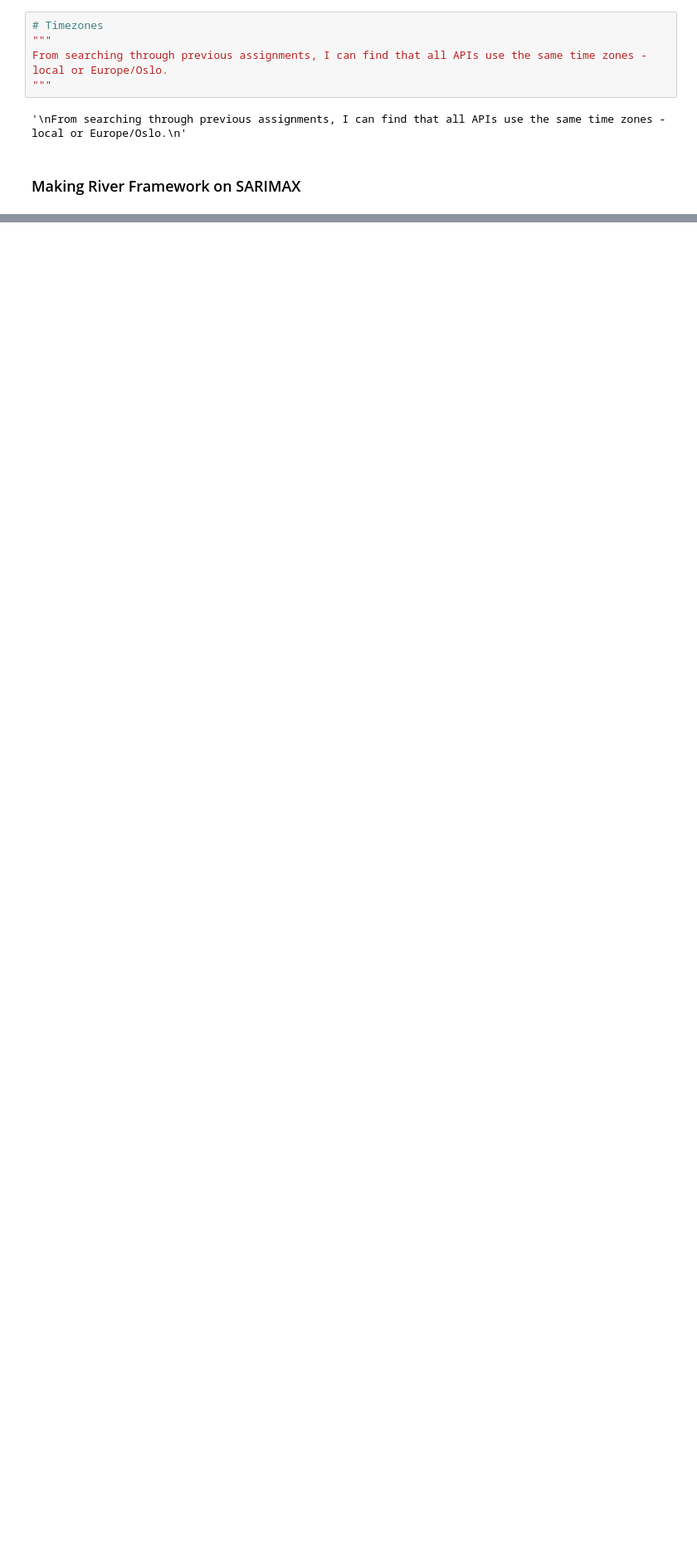
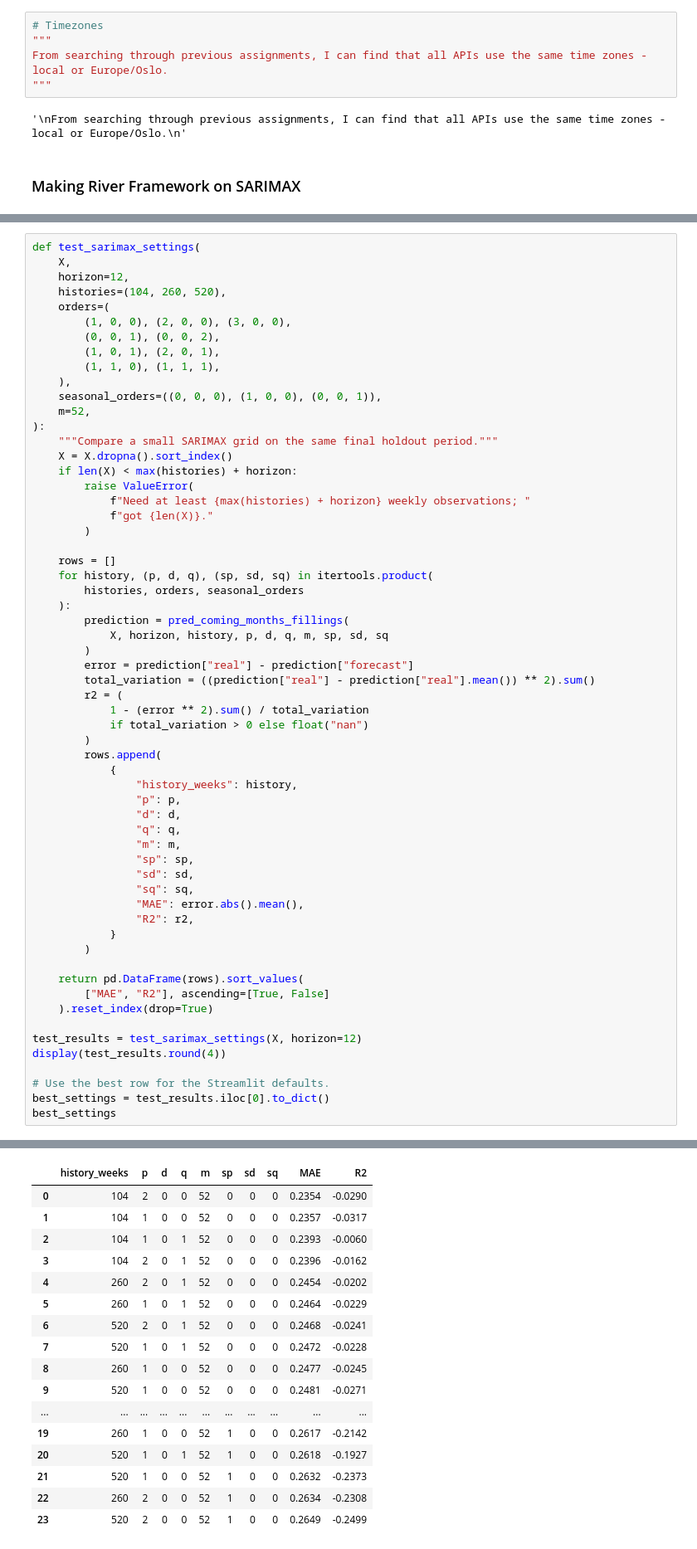
Before and after one commit to ChristianAronVea/IND320-Vea, a Jupyter notebook: Notebooks/Part4.ipynb, the cells around one changed output, grey strips where cells are left out. Shown at 83% size. Saved outputs shown, nothing was run; the diff lists cells and outputs as text; blank space fills up the shorter version.

```diff
--- a/Notebooks/Part4.ipynb
+++ b/Notebooks/Part4.ipynb
@@ -254,0 +181,61 @@ AttributeError: 'dict' object has no attribute 'iloc'
+# %%
+def test_sarimax_settings(
+    X,
+    horizon=12,
+    histories=(104, 260, 520),
+    orders=(
+        (1, 0, 0), (2, 0, 0), (3, 0, 0),
+        (0, 0, 1), (0, 0, 2),
+        (1, 0, 1), (2, 0, 1),
+        (1, 1, 0), (1, 1, 1),
+    ),
+    seasonal_orders=((0, 0, 0), (1, 0, 0), (0, 0, 1)),
+    m=52,
+):
+    """Compare a small SARIMAX grid on the same final holdout period."""
+    X = X.dropna().sort_index()
+    if len(X) < max(histories) + horizon:
+        raise ValueError(
+            f"Need at least {max(histories) + horizon} weekly observations; "
+            f"got {len(X)}."
+        )
+
+    rows = []
+    for history, (p, d, q), (sp, sd, sq) in itertools.product(
+        histories, orders, seasonal_orders
+    ):
+        prediction = pred_coming_months_fillings(
+            X, horizon, history, p, d, q, m, sp, sd, sq
+        )
+        error = prediction["real"] - prediction["forecast"]
+        total_variation = ((prediction["real"] - prediction["real"].mean()) ** 2).sum()
+        r2 = (
+            1 - (error ** 2).sum() / total_variation
+            if total_variation > 0 else float("nan")
+        )
+        rows.append(
+            {
+                "history_weeks": history,
+                "p": p,
+                "d": d,
+                "q": q,
+                "m": m,
+                "sp": sp,
+                "sd": sd,
+                "sq": sq,
+                "MAE": error.abs().mean(),
+                "R2": r2,
+            }
+        )
+
+    return pd.DataFrame(rows).sort_values(
+        ["MAE", "R2"], ascending=[True, False]
+    ).reset_index(drop=True)
+
+test_results = test_sarimax_settings(X, horizon=12)
+display(test_results.round(4))
+
+# Use the best row for the Streamlit defaults.
+best_settings = test_results.iloc[0].to_dict()
+best_settings
+# %% [output]
@@ -254,0 +259,17 @@ AttributeError: 'dict' object has no attribute 'iloc'
+|  | history_weeks | p | d | q | m | sp | sd | sq | MAE | R2 |
+| 0 | 104 | 2 | 0 | 0 | 52 | 0 | 0 | 0 | 0.2354 | -0.0290 |
+| 1 | 104 | 1 | 0 | 0 | 52 | 0 | 0 | 0 | 0.2357 | -0.0317 |
+| 2 | 104 | 1 | 0 | 1 | 52 | 0 | 0 | 0 | 0.2393 | -0.0060 |
+| 3 | 104 | 2 | 0 | 1 | 52 | 0 | 0 | 0 | 0.2396 | -0.0162 |
+| 4 | 260 | 2 | 0 | 1 | 52 | 0 | 0 | 0 | 0.2454 | -0.0202 |
+| 5 | 260 | 1 | 0 | 1 | 52 | 0 | 0 | 0 | 0.2464 | -0.0229 |
+| 6 | 520 | 2 | 0 | 1 | 52 | 0 | 0 | 0 | 0.2468 | -0.0241 |
+| 7 | 520 | 1 | 0 | 1 | 52 | 0 | 0 | 0 | 0.2472 | -0.0228 |
+| 8 | 260 | 1 | 0 | 0 | 52 | 0 | 0 | 0 | 0.2477 | -0.0245 |
+| 9 | 520 | 1 | 0 | 0 | 52 | 0 | 0 | 0 | 0.2481 | -0.0271 |
+| ... | ... | ... | ... | ... | ... | ... | ... | ... | ... | ... |
+| 19 | 260 | 1 | 0 | 0 | 52 | 1 | 0 | 0 | 0.2617 | -0.2142 |
+| 20 | 520 | 1 | 0 | 1 | 52 | 1 | 0 | 0 | 0.2618 | -0.1927 |
+| 21 | 520 | 1 | 0 | 0 | 52 | 1 | 0 | 0 | 0.2632 | -0.2373 |
+| 22 | 260 | 2 | 0 | 0 | 52 | 1 | 0 | 0 | 0.2634 | -0.2308 |
+| 23 | 520 | 2 | 0 | 0 | 52 | 1 | 0 | 0 | 0.2649 | -0.2499 |
```
Also changed, not shown: parts of 9 cells of this notebook.
